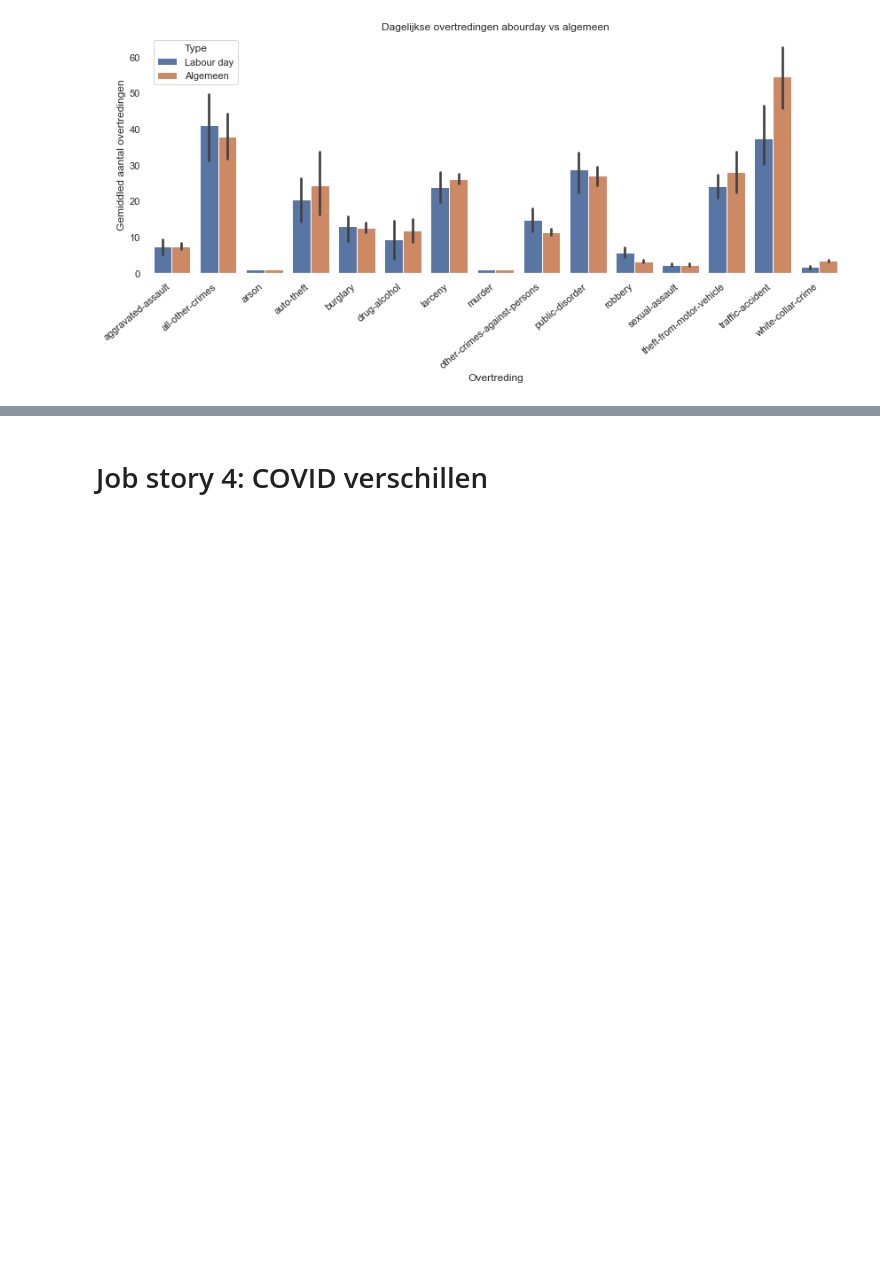
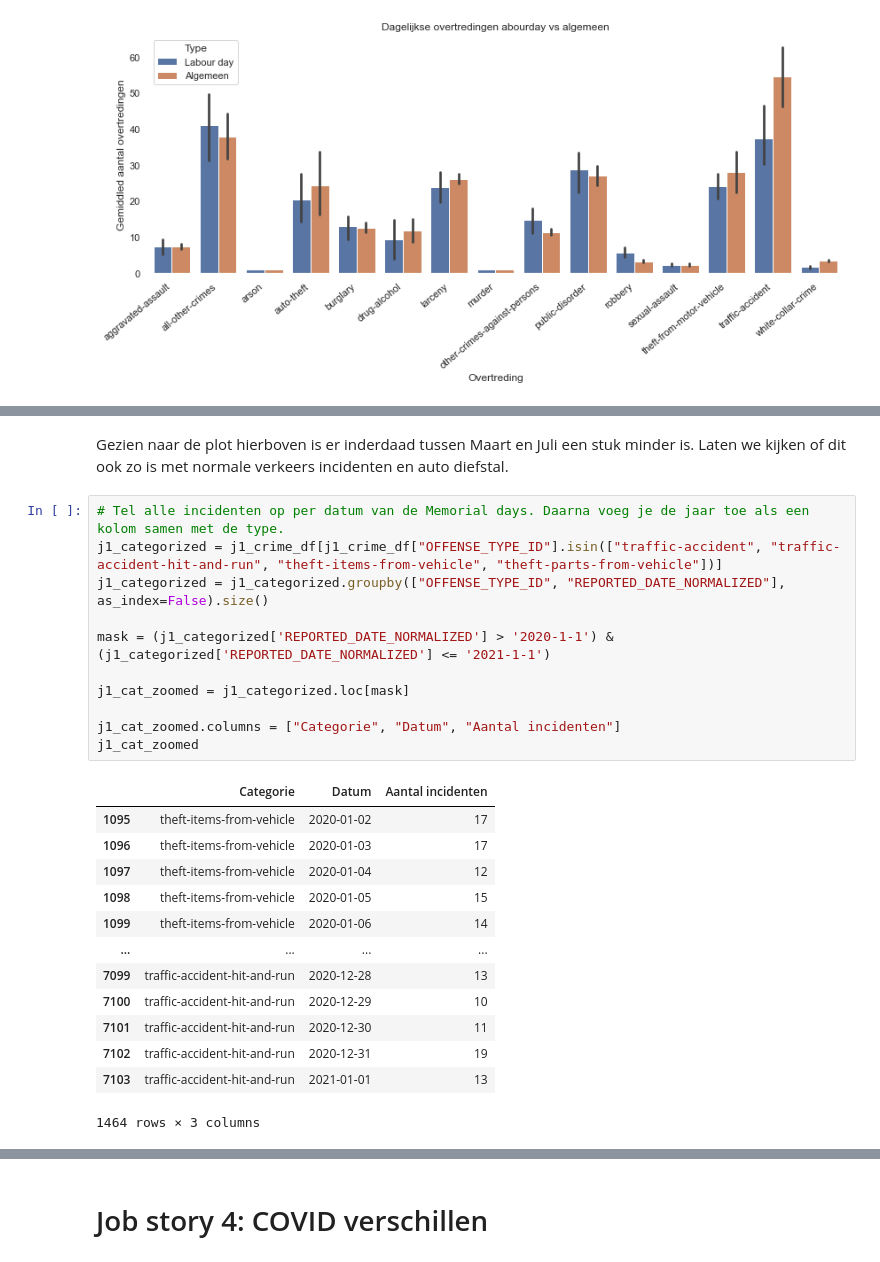
Before and after one commit to KolmschateS/poc-crime, a Jupyter notebook: analyses.ipynb, the cells around one changed output, grey strips where cells are left out. Saved outputs shown, nothing was run; the diff lists cells and outputs as text; blank space fills up the shorter version.

```diff
--- a/analyses.ipynb
+++ b/analyses.ipynb
@@ -848,0 +929,27 @@ plt.show()
+# %% [markdown]
+Gezien naar de plot hierboven is er inderdaad tussen Maart en Juli een stuk minder is. Laten we kijken of dit ook zo is met normale verkeers incidenten en auto diefstal.
+# %%
+# Tel alle incidenten op per datum van de Memorial days. Daarna voeg je de jaar toe als een kolom samen met de type.
+j1_categorized = j1_crime_df[j1_crime_df["OFFENSE_TYPE_ID"].isin(["traffic-accident", "traffic-accident-hit-and-run", "theft-items-from-vehicle", "theft-parts-from-vehicle"])]
+j1_categorized = j1_categorized.groupby(["OFFENSE_TYPE_ID", "REPORTED_DATE_NORMALIZED"], as_index=False).size()
+
+mask = (j1_categorized['REPORTED_DATE_NORMALIZED'] > '2020-1-1') & (j1_categorized['REPORTED_DATE_NORMALIZED'] <= '2021-1-1')
+
+j1_cat_zoomed = j1_categorized.loc[mask]
+
+j1_cat_zoomed.columns = ["Categorie", "Datum", "Aantal incidenten"]
+j1_cat_zoomed
+# %% [output]
+|  | Categorie | Datum | Aantal incidenten |
+| 1095 | theft-items-from-vehicle | 2020-01-02 | 17 |
+| 1096 | theft-items-from-vehicle | 2020-01-03 | 17 |
+| 1097 | theft-items-from-vehicle | 2020-01-04 | 12 |
+| 1098 | theft-items-from-vehicle | 2020-01-05 | 15 |
+| 1099 | theft-items-from-vehicle | 2020-01-06 | 14 |
+| ... | ... | ... | ... |
+| 7099 | traffic-accident-hit-and-run | 2020-12-28 | 13 |
+| 7100 | traffic-accident-hit-and-run | 2020-12-29 | 10 |
+| 7101 | traffic-accident-hit-and-run | 2020-12-30 | 11 |
+| 7102 | traffic-accident-hit-and-run | 2020-12-31 | 19 |
+| 7103 | traffic-accident-hit-and-run | 2021-01-01 | 13 |
+1464 rows × 3 columns
```
Also changed, not shown: parts of 13 cells of this notebook.
